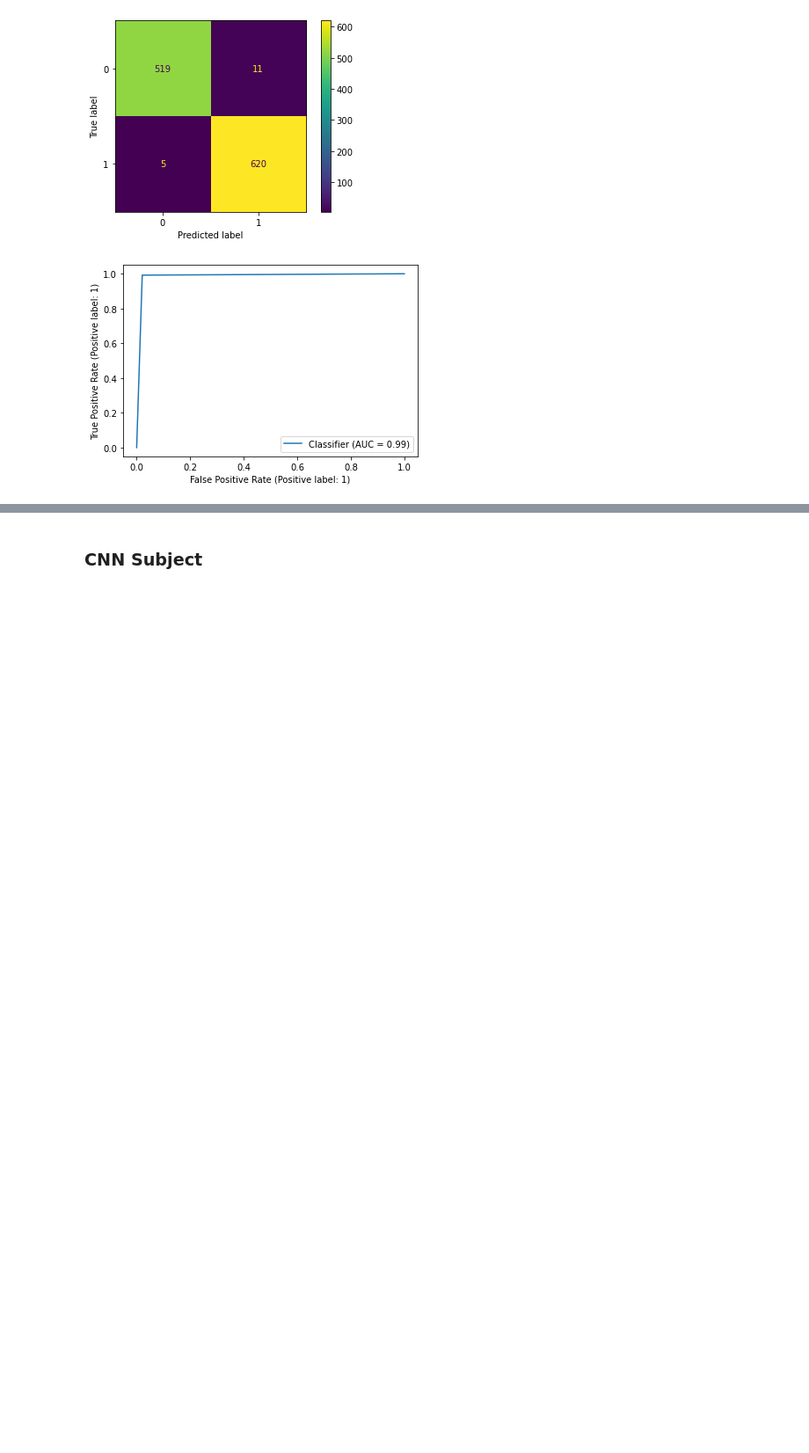
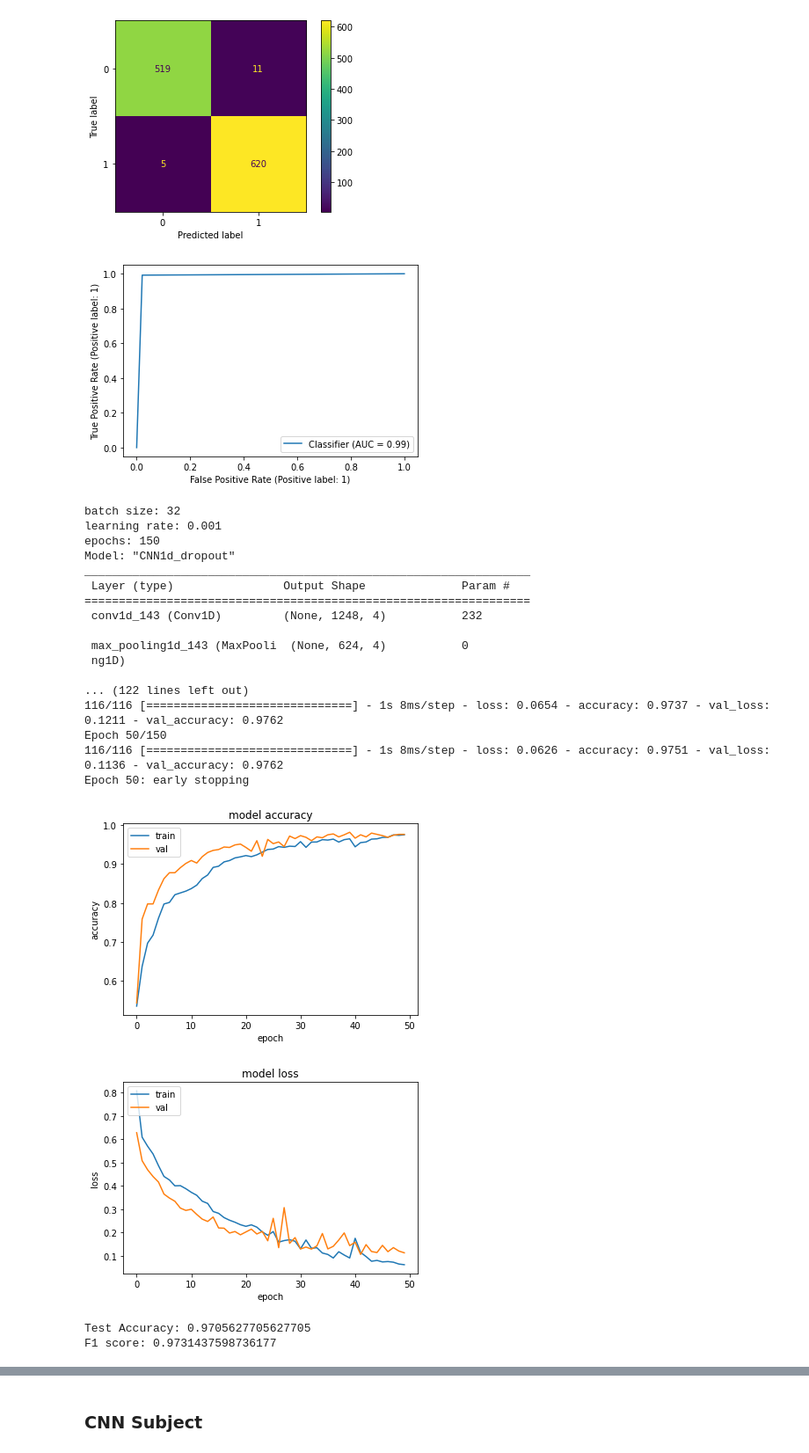
Before and after one commit to daterka/Use-of-machine-learning-methods-to-diagnose-schizophrenia-based-on-EEG-signal, a Jupyter notebook: src/neuralNetworks/CNN.ipynb, the cells around one changed output, grey strips where cells are left out. Shown at 88% size. Drawn from its saved outputs; the diff is of its cells as text; code cells hidden in the pictures; blank space fills up the shorter version.

```diff
--- a/src/neuralNetworks/CNN.ipynb
+++ b/src/neuralNetworks/CNN.ipynb
@@ -115,3 +115,68 @@ Test Accuracy: 0.9861471861471861
 F1 score: 0.9872611464968153
 [figure]
 [figure]
+# %%
+from tensorflow.keras import layers
+
+def build_model_CNN1d(input_shape, opt):
+    model = Sequential()
+
+    model.add(Conv1D(filters=4, kernel_size=3, activation='relu', input_shape=input_shape))
+    model.add(MaxPooling1D(pool_size=2))
+
+    model.add(Conv1D(filters=8, kernel_size=3, activation='relu'))
+    model.add(MaxPooling1D(pool_size=2))
+
+#     model.add(Conv1D(filters=16, kernel_size=3, activation='relu'))
+#     model.add(MaxPooling1D(pool_size=2))
+
+    model.add(Conv1D(filters=16, kernel_size=3, activation='relu'))
+    model.add(MaxPooling1D(pool_size=2))
+
+
+
+    model.add(Flatten())
+
+    model.add(layers.Dense(32, activation='relu'))
+    model.add(Dropout(0.6))
+
+    model.add(layers.Dense(8))
+
+
+    model.add(Dense(1, activation='sigmoid'))
+
+    model._name = 'CNN1d_dropout'
+
+    model.compile(optimizer=opt,
+          loss='binary_crossentropy',
+          metrics=['accuracy'])
+
+
+    model.summary()
+
+    return model
+# %%
+model_runner.run(X_train, X_test, y_train, y_test, input_shape, build_model_CNN1d,
+    learning_rate, epochs_n, 10, batch_size, validation_split, save_path)
+# %% [output]
+batch size: 32
+learning rate: 0.001
+epochs: 150
+Model: "CNN1d_dropout"
+_________________________________________________________________
+ Layer (type)                Output Shape              Param #
+=================================================================
+ conv1d_143 (Conv1D)         (None, 1248, 4)           232
+
+ max_pooling1d_143 (MaxPooli  (None, 624, 4)           0
+ ng1D)
+
+... (122 lines left out)
+116/116 [==============================] - 1s 8ms/step - loss: 0.0654 - accuracy: 0.9737 - val_loss: 0.1211 - val_accuracy: 0.9762
+Epoch 50/150
+116/116 [==============================] - 1s 8ms/step - loss: 0.0626 - accuracy: 0.9751 - val_loss: 0.1136 - val_accuracy: 0.9762
+Epoch 50: early stopping
+[figure, added]
+[figure, added]
+Test Accuracy: 0.9705627705627705
+F1 score: 0.9731437598736177
```
Also changed, not shown: parts of 12 cells of this notebook, 12 other files.
